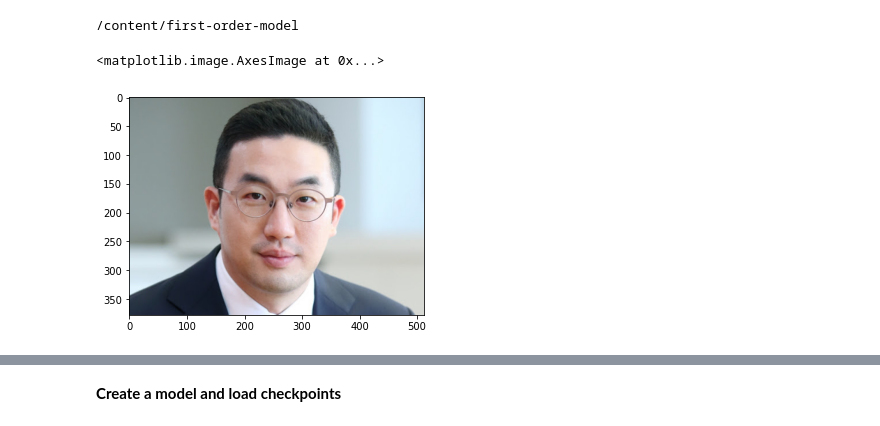
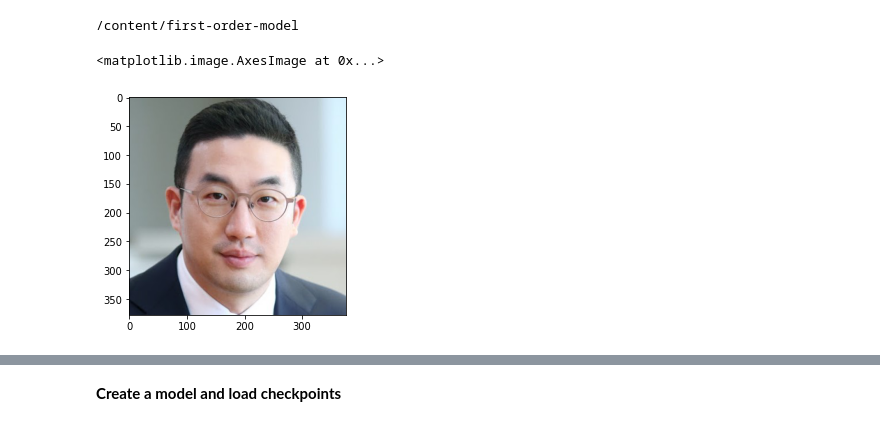
Before and after one commit to secutron/RunTime, a Jupyter notebook: G1_separable.ipynb, the cells around one changed output, grey strips where cells are left out. Drawn from its saved outputs; the diff is of its cells as text; code cells hidden in the pictures.

```diff
--- a/G1_separable.ipynb
+++ b/G1_separable.ipynb
@@ -52,13 +60,13 @@ warnings.filterwarnings("ignore")
 import cv2
 import os
 # %%
-source_image = imageio.imread('/content/gdrive/My Drive/koo20/koo.jpg')
+source_image = imageio.imread('/content/gdrive/My Drive/koo20/koo-sq.jpg')
 # push 후 우측버튼 --> 구글 드라이브로 저장(크롬확장)
 
 plt.imshow(source_image)
 # %% [output]
 <matplotlib.image.AxesImage at 0x...>
-[figure, old version]
+[figure, new version]
 # %%
 driving_video = imageio.mimread('/content/gdrive/My Drive/koo20/beckham.mp4', memtest=False)
 # %%
```
Also changed, not shown: parts of 4 cells of this notebook.
